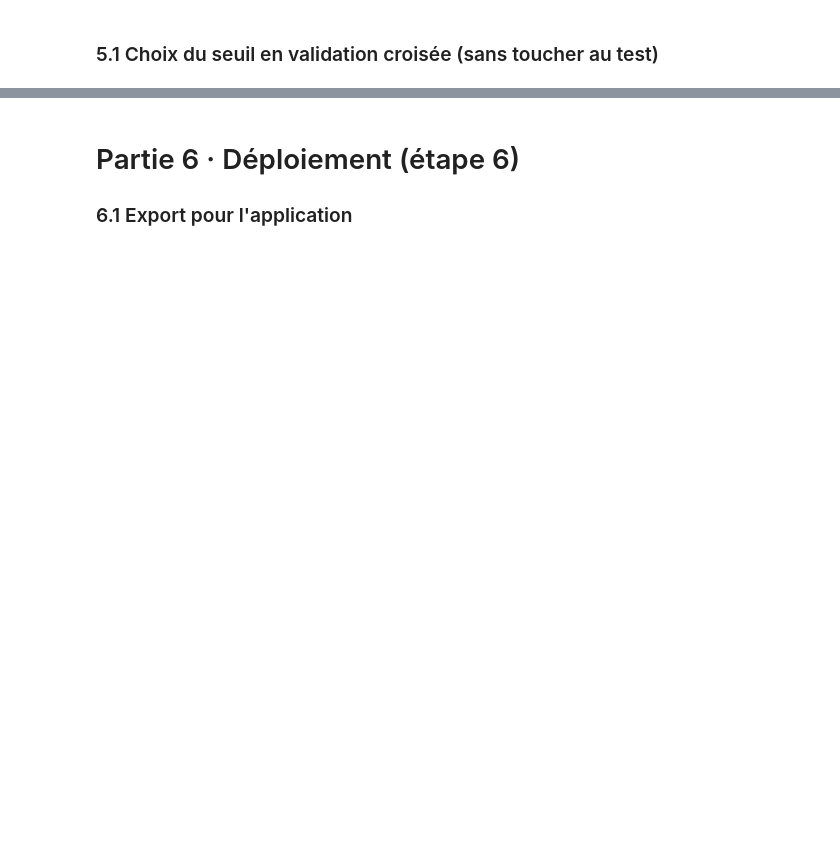
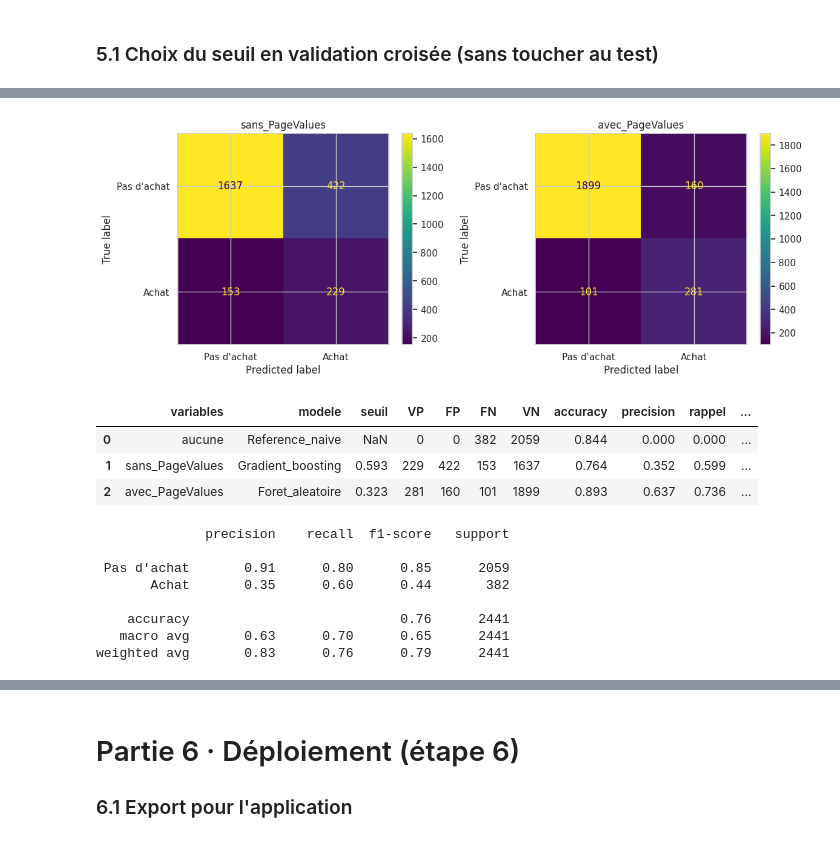
Before and after one commit to khaledmnejja/projet-achat-en-ligne, a Jupyter notebook: notebooks/synora_projet_ml.ipynb, the cells around one changed output, grey strips where cells are left out. Drawn from its saved outputs; the diff is of its cells as text; code cells hidden in the pictures; blank space fills up the shorter version.

```diff
--- a/notebooks/synora_projet_ml.ipynb
+++ b/notebooks/synora_projet_ml.ipynb
@@ -426,0 +634,12 @@ for feature_set in FEATURE_SETS:
+# %%
+controle = []
+for feature_set in FEATURE_SETS:
+    for name in MODELS[1:]:
+        search = GridSearchCV(make_pipeline(name, feature_set), PARAM_GRIDS[name],
+                              scoring="average_precision", cv=CV, n_jobs=-1)
+        search.fit(X_train, y_train)
+        controle.append({"variables": feature_set, "modele": name,
+                         "precision_moyenne_reglee": round(float(search.best_score_), 3),
+                         "reglages": {k.replace("model__", ""): v for k, v in search.best_params_.items()},
+                         "retenu": name == best[feature_set]["model"]})
+display(pd.DataFrame(controle))
@@ -478,29 +723,56 @@ plt.show()
 # %%
-from sklearn.metrics import (ConfusionMatrixDisplay, RocCurveDisplay, classification_report,
-                             f1_score, recall_score, roc_auc_score)
+from sklearn.metrics import (ConfusionMatrixDisplay, RocCurveDisplay, accuracy_score, classification_report,
+                             confusion_matrix, f1_score, precision_score, recall_score, roc_auc_score)
+
+
+def measure_test(variables, model_name, threshold, y_pred, proba):
+    """Les mesures de S5 sur le test : matrice de confusion, accuracy, précision, rappel, F1, plus l'AUC."""
+    vn, fp, fn, vp = confusion_matrix(y_test, y_pred).ravel()
+    return {"variables": variables, "modele": model_name, "seuil": threshold,
+            "VP": int(vp), "FP": int(fp), "FN": int(fn), "VN": int(vn),
+            "accuracy": round(accuracy_score(y_test, y_pred), 3),
+            "precision": round(precision_score(y_test, y_pred, zero_division=0), 3),
+            "rappel": round(recall_score(y_test, y_pred), 3),
+            "f1": round(f1_score(y_test, y_pred, zero_division=0), 3),
+            "auc": round(roc_auc_score(y_test, proba), 3)}
+
+
+# Référence naïve à battre : toujours la classe la plus fréquente (« pas d'achat »)
+reference = DummyClassifier(strategy="most_frequent").fit(X_train, y_train)
+metrics = [measure_test("aucune", "Reference_naive", None,
+                        reference.predict(X_test), reference.predict_proba(X_test)[:, 1])]
 
 FINAL = {}
-metrics = []
 fig, axes = plt.subplots(1, 2, figsize=(12, 4.5))
 for ax, feature_set in zip(axes, FEATURE_SETS):
     cfg = BEST[feature_set]
     pipe = make_pipeline(cfg["model"], feature_set, cfg["params"]).fit(X_train, y_train)
     proba = pipe.predict_proba(X_test)[:, 1]
     y_pred = (proba >= THRESHOLDS[feature_set]).astype(int)
     FINAL[feature_set] = {"pipe": pipe, "y_pred": y_pred, "proba": proba}
-    metrics.append({"variables": feature_set, "modele": cfg["model"],
-                    "seuil": round(THRESHOLDS[feature_set], 3),
-                    "f1": round(f1_score(y_test, y_pred), 3),
-                    "rappel": round(recall_score(y_test, y_pred), 3),
-                    "auc": round(roc_auc_score(y_test, proba), 3)})
+    metrics.append(measure_test(feature_set, cfg["model"], round(THRESHOLDS[feature_set], 3), y_pred, proba))
     ConfusionMatrixDisplay.from_predictions(y_test, y_pred, ax=ax, display_labels=["Pas d'achat", "Achat"])
     ax.set_title(feature_set)
 plt.tight_layout()
 plt.show()
 
 metrics = pd.DataFrame(metrics)
 display(metrics)
 print(classification_report(y_test, FINAL[DEPLOYED]["y_pred"], target_names=["Pas d'achat", "Achat"]))
+# %% [output]
+[figure, added]
+|  | variables | modele | seuil | VP | FP | FN | VN | accuracy | precision | rappel | ... |
+| 0 | aucune | Reference_naive | NaN | 0 | 0 | 382 | 2059 | 0.844 | 0.000 | 0.000 | ... |
+| 1 | sans_PageValues | Gradient_boosting | 0.593 | 229 | 422 | 153 | 1637 | 0.764 | 0.352 | 0.599 | ... |
+| 2 | avec_PageValues | Foret_aleatoire | 0.323 | 281 | 160 | 101 | 1899 | 0.893 | 0.637 | 0.736 | ... |
+              precision    recall  f1-score   support
+
+ Pas d'achat       0.91      0.80      0.85      2059
+       Achat       0.35      0.60      0.44       382
+
+    accuracy                           0.76      2441
+   macro avg       0.63      0.70      0.65      2441
+weighted avg       0.83      0.76      0.79      2441
 # %%
 fig, ax = plt.subplots(figsize=(6, 5))
 for feature_set in FEATURE_SETS:
```
Also changed, not shown: parts of 52 cells of this notebook, 15 other files.
